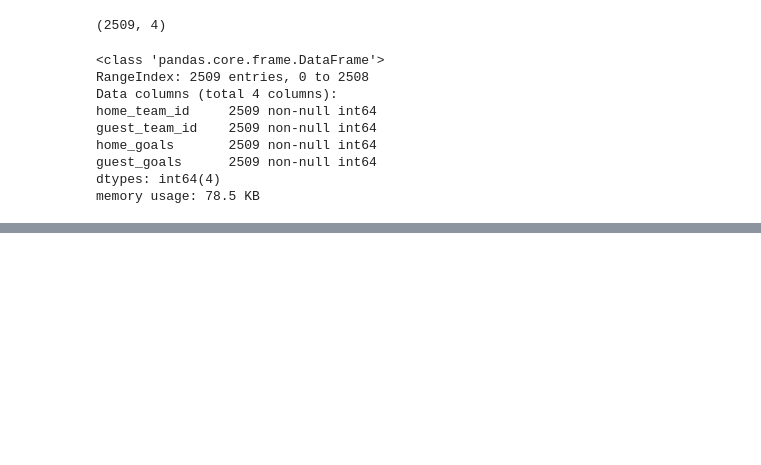
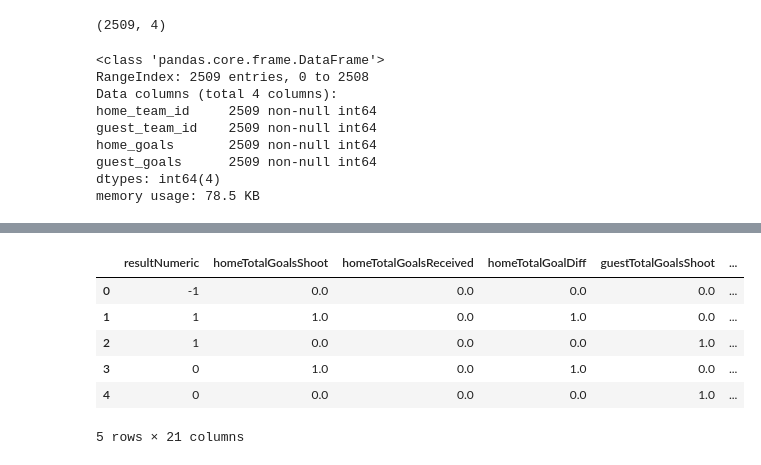
Before and after one commit to thomashon/football-prediction, a Jupyter notebook: scraper/preprocessing.ipynb, the cells around one changed output, grey strips where cells are left out. Saved outputs shown, nothing was run; the diff lists cells and outputs as text; code cells hidden in the pictures; blank space fills up the shorter version.

```diff
--- a/scraper/preprocessing.ipynb
+++ b/scraper/preprocessing.ipynb
@@ -220,0 +181,10 @@ sub = goals[['home_team_id', 'guest_team_id', 'home_goals', 'guest_goals']]
+# %%
+goals_prep.head()
+# %% [output]
+|  | resultNumeric | homeTotalGoalsShoot | homeTotalGoalsReceived | homeTotalGoalDiff | guestTotalGoalsShoot | ... |
+| 0 | -1 | 0.0 | 0.0 | 0.0 | 0.0 | ... |
+| 1 | 1 | 1.0 | 0.0 | 1.0 | 0.0 | ... |
+| 2 | 1 | 0.0 | 0.0 | 0.0 | 1.0 | ... |
+| 3 | 0 | 1.0 | 0.0 | 1.0 | 0.0 | ... |
+| 4 | 0 | 0.0 | 0.0 | 0.0 | 1.0 | ... |
+5 rows × 21 columns
```
Also changed, not shown: parts of 23 cells of this notebook, 4 other files.
